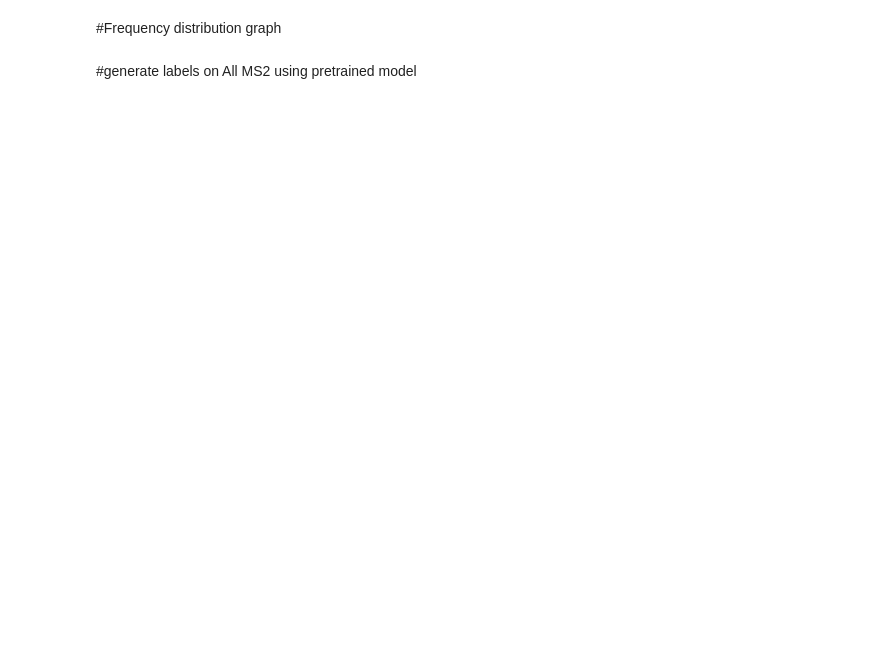
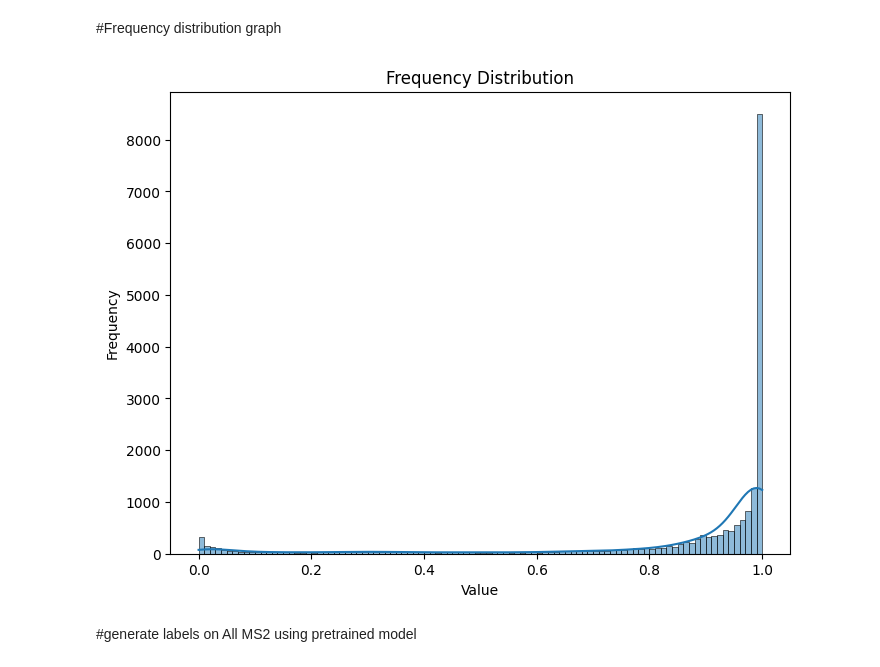
Before and after one commit to benjaminnigjeh/keyProteoforms, a Jupyter notebook: similarity_search_engine.ipynb, the cells around one changed output. Saved outputs shown, nothing was run; the diff lists cells and outputs as text; code cells hidden in the pictures; blank space fills up the shorter version.

```diff
--- a/similarity_search_engine.ipynb
+++ b/similarity_search_engine.ipynb
@@ -207,23 +207,25 @@ plot_confusion_matrix(model, X_test, y_test)
 # %%
 import numpy as np
 import matplotlib.pyplot as plt
 import seaborn as sns
 
 # Generate sample data
 data = np.array(hash)  # Normally distributed data
 
 # Plot the frequency distribution
 plt.figure(figsize=(8, 6))
 sns.histplot(data, bins=100, kde=True, color='blue', legend=False)
 
-plt.yscale('log', base=2)
+#plt.yscale('log', base=2)
 # Labels and title
 plt.xlabel('Value')
 plt.ylabel('Frequency')
 plt.title('Frequency Distribution')
 
 # Show the plot
 plt.show()
+# %% [output]
+[figure, added]
 # %% [markdown]
 #generate labels on All MS2 using pretrained model
 # %%
```
Also changed, not shown: parts of 5 cells of this notebook.
